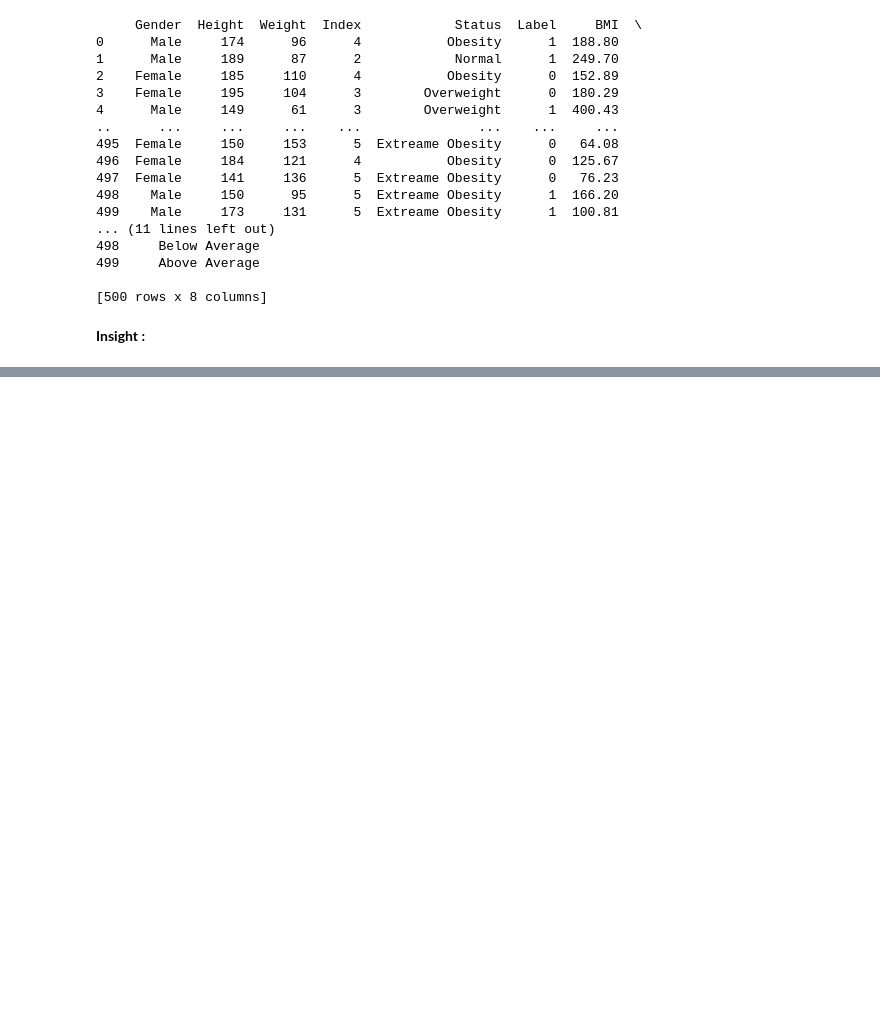
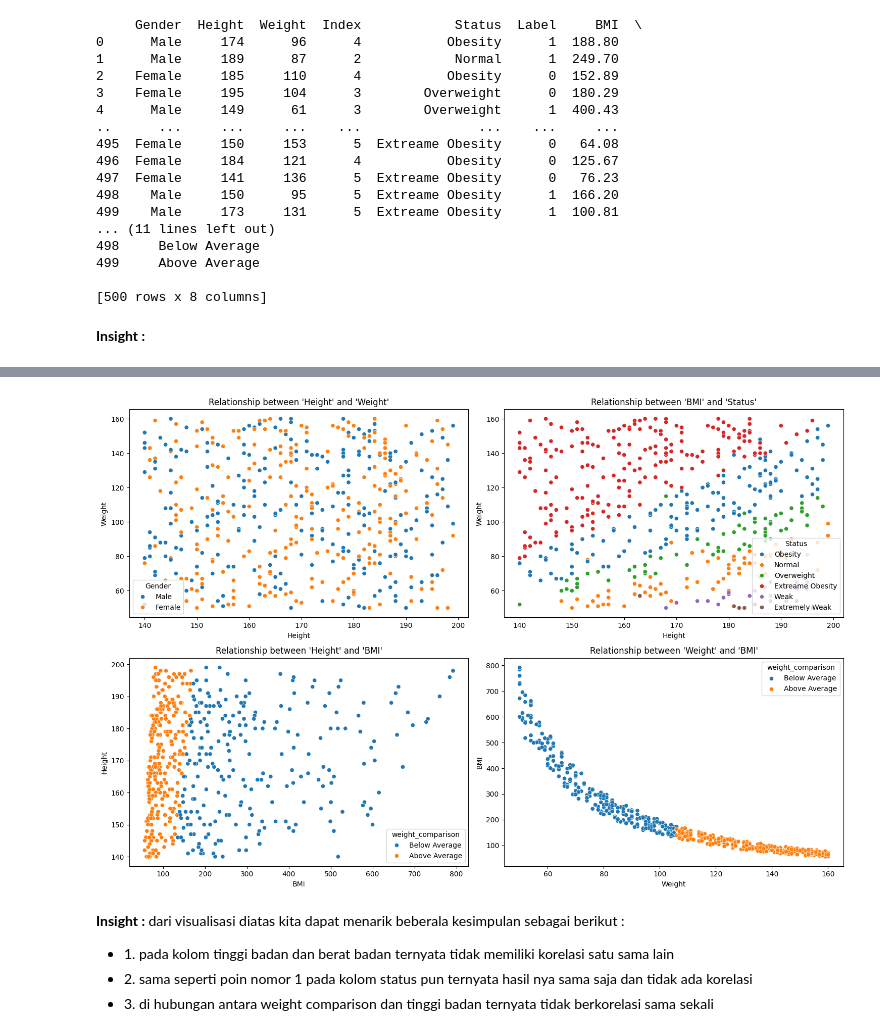
Before and after one commit to BlackBox-Ops/ML-BMI-Predict-, a Jupyter notebook: Notebook/exploratory_analysis.ipynb, the cells around one changed output, grey strips where cells are left out. Cells and saved outputs as stored; diff of their text form; code cells hidden in the pictures; blank space fills up the shorter version.

```diff
--- a/Notebook/exploratory_analysis.ipynb
+++ b/Notebook/exploratory_analysis.ipynb
@@ -691,0 +816,38 @@ print(data)
+# %%
+# buat canvas dengan ukuran 15 x 10 dan buat visualisasi data scatterplot untuk kolom height, weight, status dan weight comparison
+fig, axes = plt.subplots(2, 2, figsize=(15, 10))
+axes = axes.flatten()
+
+# buat visualisasi di ax 0 untuk hubungan antara tinggi, berat badan terhadap jenis kelamin
+sns.scatterplot(
+    ax = axes[0], x = "Height",y = "Weight", hue = "Gender",
+    data = data).set(title = "Relationship between 'Height' and 'Weight'");
+
+# buat visualisasi di ax 1 untuk hubungan antara tinggi, berat badan terhadap status
+sns.scatterplot(
+    ax = axes[1], x = "Height", y = "Weight", hue = "Status",
+    data = data).set(title = "Relationship between 'BMI' and 'Status'");
+
+# buat visualisasi di ax 2 untuk hubungan antara BMI, tinggi badan terhadap berat badan
+sns.scatterplot(
+    ax = axes[2], x = "BMI", y = "Height", hue = "weight_comparison",
+data = data).set(title = "Relationship between 'Height' and 'BMI'");
+
+# buat visualisasi di ax 3 untuk hubungan antara BMI, berat badan terhadap berat badan
+sns.scatterplot(
+    ax = axes[3], x = "Weight", y = "BMI", hue = "weight_comparison",
+    data = data).set(title = "Relationship between 'Weight' and 'BMI'");
+
+plt.savefig('Comparison Scatter Plot')
+plt.tight_layout()
+plt.show()
+# %% [output]
+[figure, added]
+# %% [markdown]
+<b>Insight : </b>
+dari visualisasi diatas kita dapat menarik beberala kesimpulan sebagai berikut :
+<ul>
+    <li>1. pada kolom tinggi badan dan berat badan ternyata tidak memiliki korelasi satu sama lain</li>
+    <li>2. sama seperti poin nomor 1 pada kolom status pun ternyata hasil nya sama saja dan tidak ada korelasi</li>
+    <li>3. di hubungan antara weight comparison dan tinggi badan ternyata tidak berkorelasi sama sekali</li>
+</ul>
```
Also changed, not shown: parts of 14 cells of this notebook, 3 other files.
